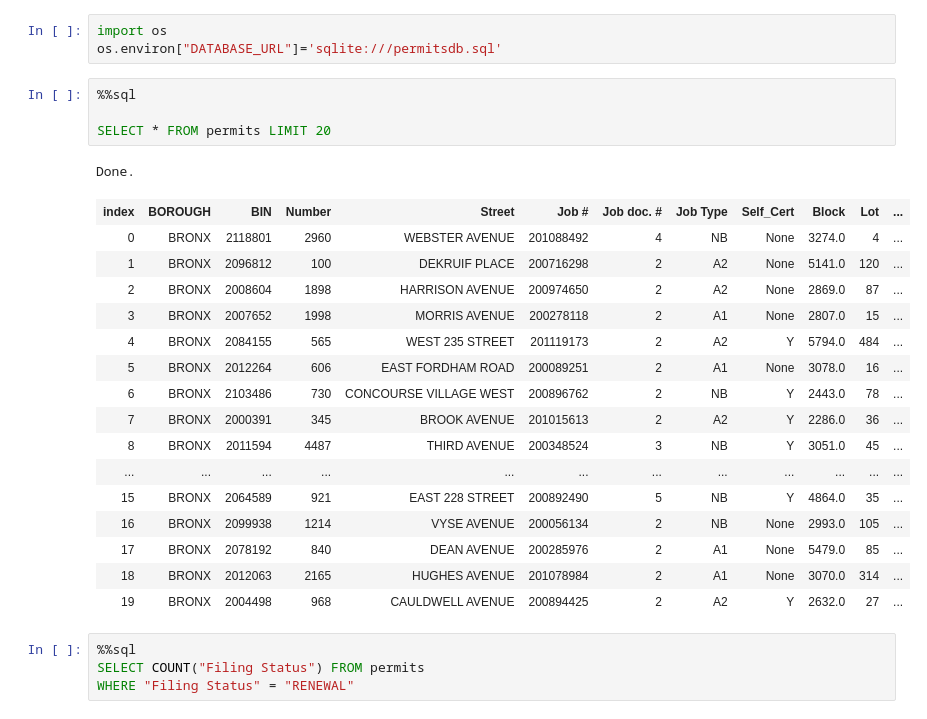
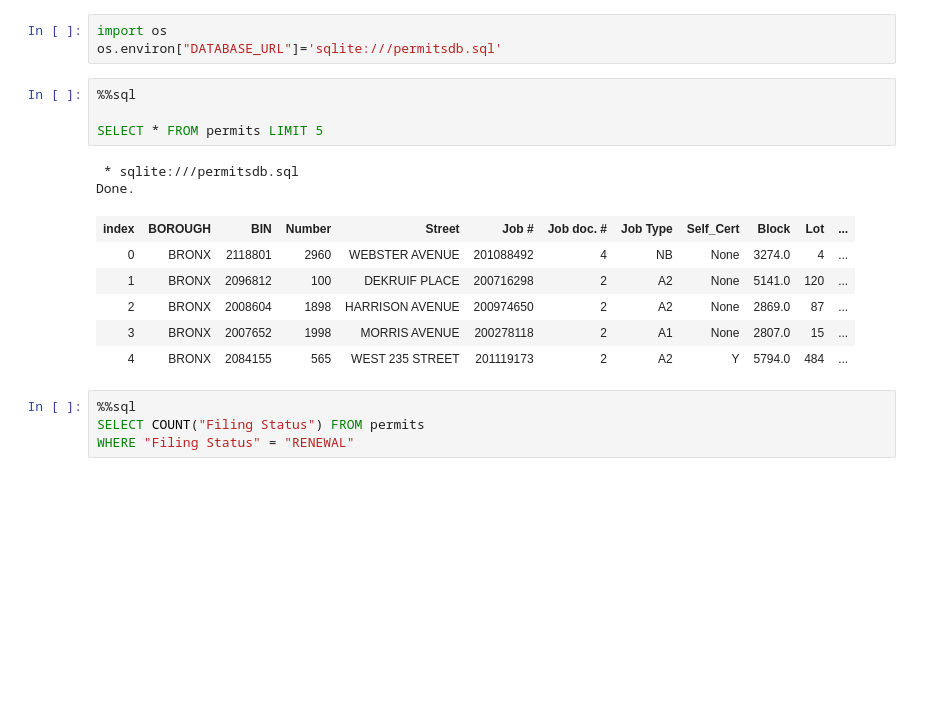
Before and after one commit to dray89/SQL, a Jupyter notebook: Proj_DataAnalysis_In_SQLlite.ipynb, the cells around one changed output. Drawn from its saved outputs; the diff is of its cells as text; blank space fills up the shorter version.

```diff
--- a/Proj_DataAnalysis_In_SQLlite.ipynb
+++ b/Proj_DataAnalysis_In_SQLlite.ipynb
@@ -74,25 +73,16 @@ os.environ["DATABASE_URL"]='sqlite:///permitsdb.sql'
 # %%
 %%sql
 
-SELECT * FROM permits LIMIT 20
+SELECT * FROM permits LIMIT 5
 # %% [output]
+ * sqlite:///permitsdb.sql
 Done.
 | index | BOROUGH | BIN | Number | Street | Job # | Job doc. # | Job Type | Self_Cert | Block | Lot | ... |
 | 0 | BRONX | 2118801 | 2960 | WEBSTER AVENUE | 201088492 | 4 | NB | None | 3274.0 | 4 | ... |
 | 1 | BRONX | 2096812 | 100 | DEKRUIF PLACE | 200716298 | 2 | A2 | None | 5141.0 | 120 | ... |
 | 2 | BRONX | 2008604 | 1898 | HARRISON AVENUE | 200974650 | 2 | A2 | None | 2869.0 | 87 | ... |
 | 3 | BRONX | 2007652 | 1998 | MORRIS AVENUE | 200278118 | 2 | A1 | None | 2807.0 | 15 | ... |
 | 4 | BRONX | 2084155 | 565 | WEST 235 STREET | 201119173 | 2 | A2 | Y | 5794.0 | 484 | ... |
-| 5 | BRONX | 2012264 | 606 | EAST FORDHAM ROAD | 200089251 | 2 | A1 | None | 3078.0 | 16 | ... |
-| 6 | BRONX | 2103486 | 730 | CONCOURSE VILLAGE WEST | 200896762 | 2 | NB | Y | 2443.0 | 78 | ... |
-| 7 | BRONX | 2000391 | 345 | BROOK AVENUE | 201015613 | 2 | A2 | Y | 2286.0 | 36 | ... |
-| 8 | BRONX | 2011594 | 4487 | THIRD AVENUE | 200348524 | 3 | NB | Y | 3051.0 | 45 | ... |
-| ... | ... | ... | ... | ... | ... | ... | ... | ... | ... | ... | ... |
-| 15 | BRONX | 2064589 | 921 | EAST 228 STREET | 200892490 | 5 | NB | Y | 4864.0 | 35 | ... |
-| 16 | BRONX | 2099938 | 1214 | VYSE AVENUE | 200056134 | 2 | NB | None | 2993.0 | 105 | ... |
-| 17 | BRONX | 2078192 | 840 | DEAN AVENUE | 200285976 | 2 | A1 | None | 5479.0 | 85 | ... |
-| 18 | BRONX | 2012063 | 2165 | HUGHES AVENUE | 201078984 | 2 | A1 | None | 3070.0 | 314 | ... |
-| 19 | BRONX | 2004498 | 968 | CAULDWELL AVENUE | 200894425 | 2 | A2 | Y | 2632.0 | 27 | ... |
 # %%
 %%sql
 SELECT COUNT("Filing Status") FROM permits
```
Also changed, not shown: parts of 3 cells of this notebook.
